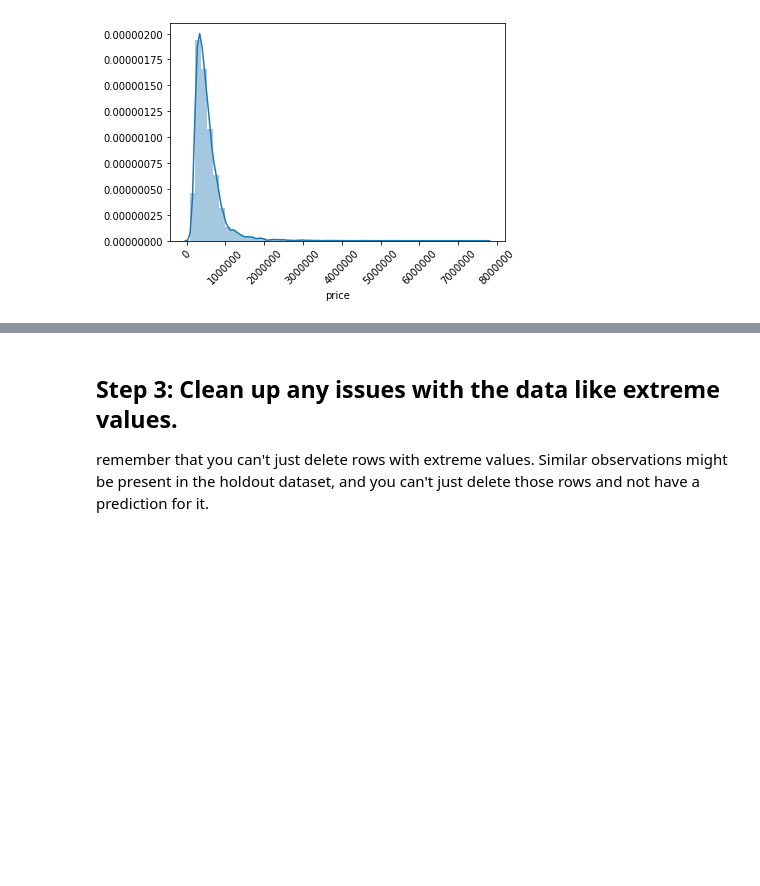
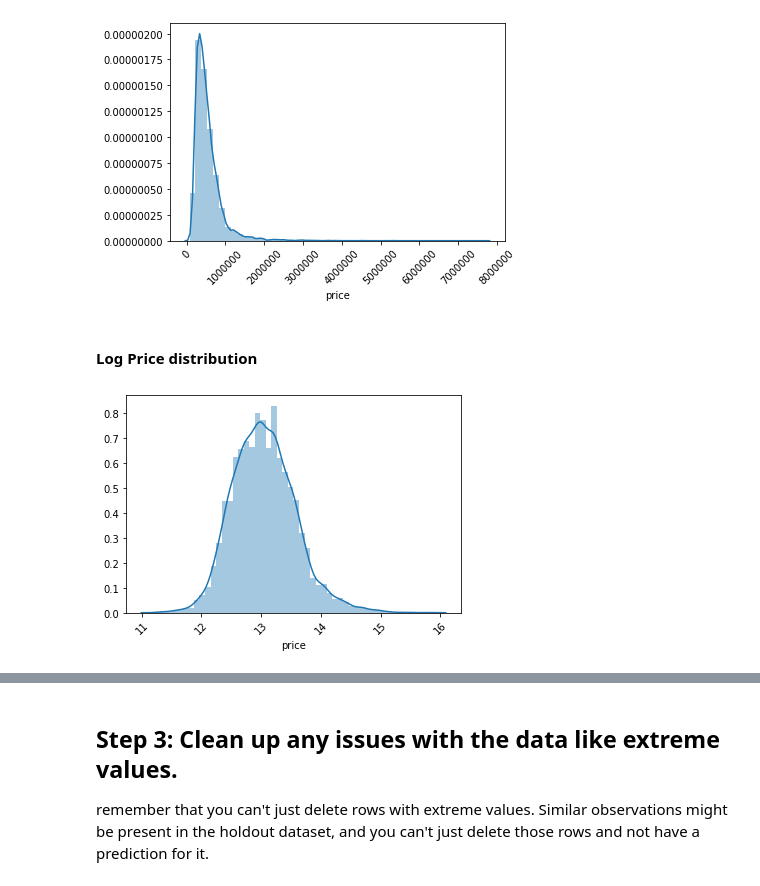
Before and after one commit to stereopickle/housing_price_bakeoff, a Jupyter notebook: Applied_practice.ipynb, the cells around one changed output, grey strips where cells are left out. Cells and saved outputs as stored; diff of their text form; code cells hidden in the pictures; blank space fills up the shorter version.

```diff
--- a/Applied_practice.ipynb
+++ b/Applied_practice.ipynb
@@ -89,6 +101,14 @@ plt.xticks(rotation=45)
 plt.show()
 # %% [output]
 [figure]
+# %% [markdown]
+#### Log Price distribution
+# %%
+sns.distplot(np.log(house_train.price))
+plt.xticks(rotation=45)
+plt.show()
+# %% [output]
+[figure, added]
 # %%
 # for each columns, plot scatter plot
 fig, axes = plt.subplots(nrows = 5, ncols = 5, figsize = (12, 18))
```
Also changed, not shown: parts of 34 cells of this notebook.
